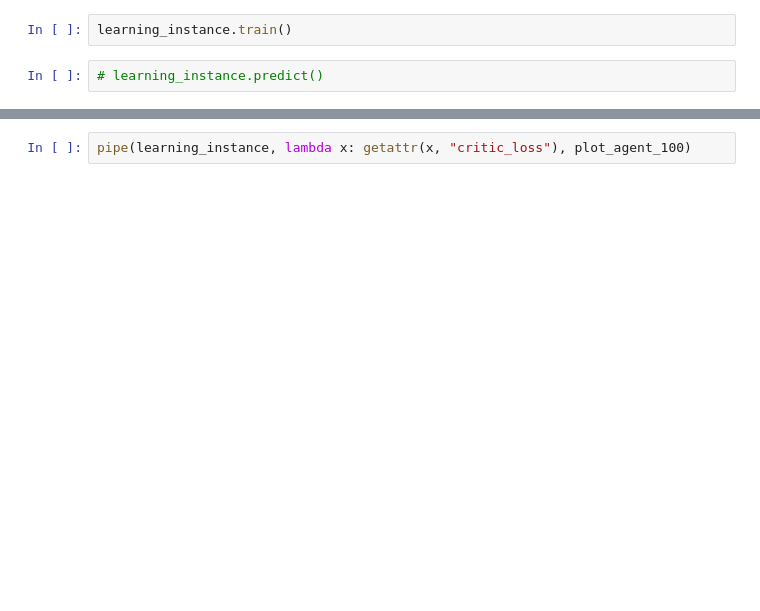
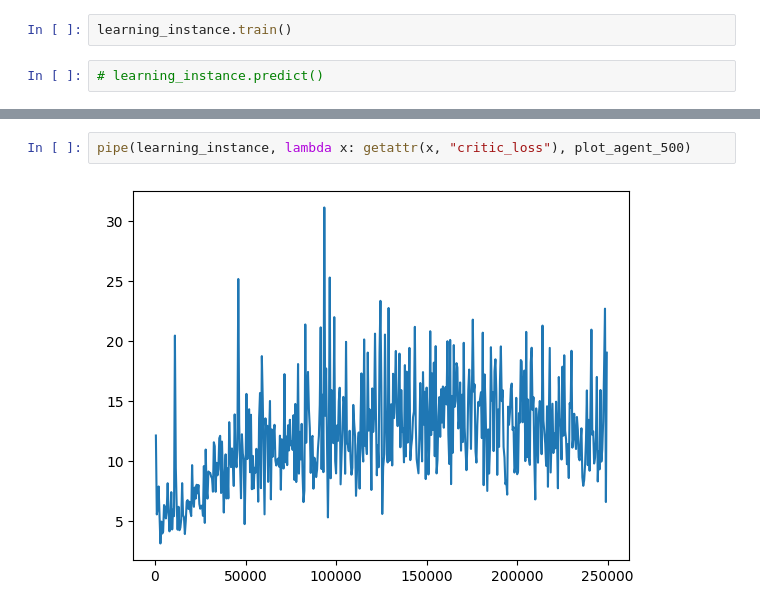
Before and after one commit to congyewang/Harnessing-the-Power-of-Reinforcement-Learning-for-Adaptive-MCMC, a Jupyter notebook: demo/banana/banana.ipynb, the cells around one changed output, grey strips where cells are left out. Saved outputs shown, nothing was run; the diff lists cells and outputs as text; blank space fills up the shorter version.

```diff
--- a/demo/banana/banana.ipynb
+++ b/demo/banana/banana.ipynb
@@ -55,3 +75,5 @@ pipe(learning_instance, lambda x: getattr(x, "critic_values"), plot_agent_100)
 # %%
-pipe(learning_instance, lambda x: getattr(x, "critic_loss"), plot_agent_100)
+pipe(learning_instance, lambda x: getattr(x, "critic_loss"), plot_agent_500)
+# %% [output]
+[figure, added]
 # %%
```
Also changed, not shown: parts of 9 cells of this notebook.
